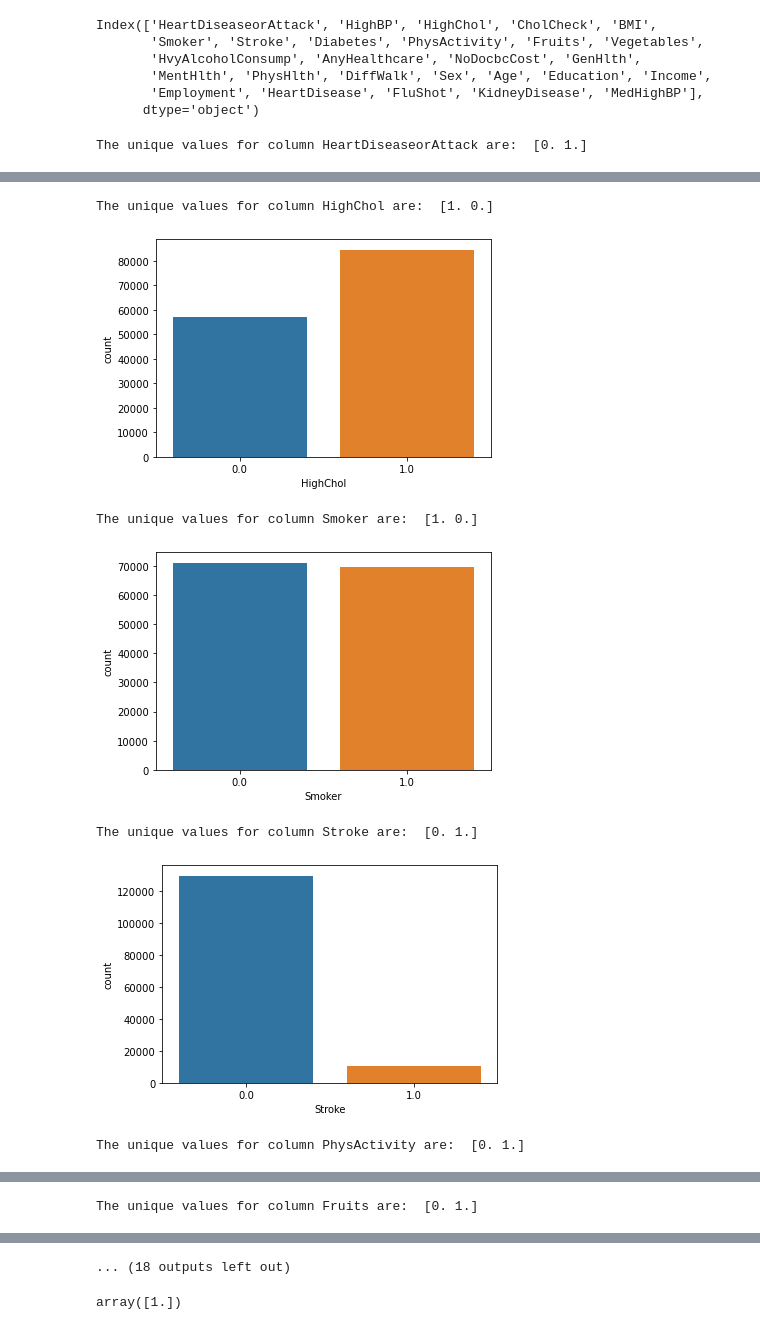
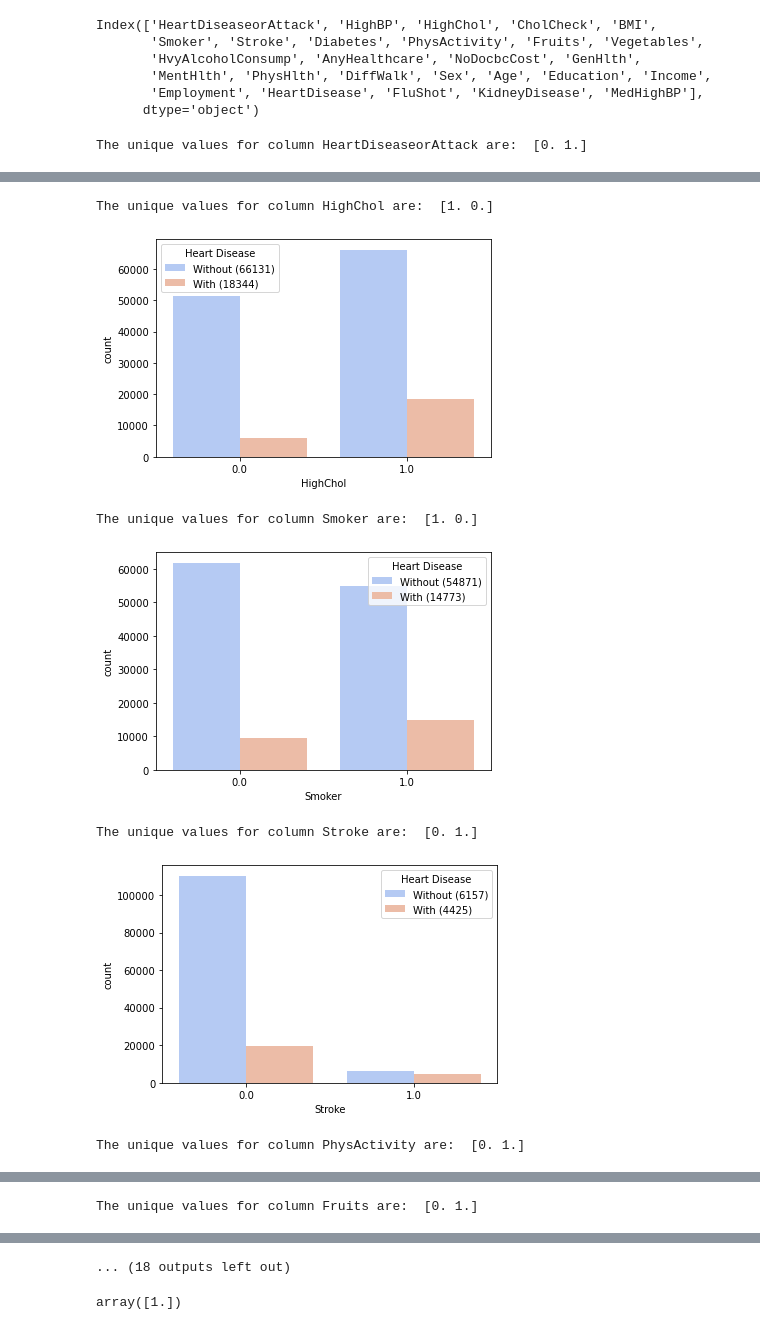
Before and after one commit to juliast224/heart-disease-prediction, a Jupyter notebook: Heart_disease_prediction.ipynb, the cells around one changed output, grey strips where cells are left out. Cells and saved outputs as stored; diff of their text form; code cells hidden in the pictures.

```diff
--- a/Heart_disease_prediction.ipynb
+++ b/Heart_disease_prediction.ipynb
@@ -341,12 +341,17 @@ def preprocessing(df, list_a):
         df = df[df[x] != 9]
         df[x] = df[x].replace({2: 0})
         print(f'The unique values for column {x} are: ', df[x].unique())
-        sns.countplot(x=x, data=df)
+        # count the number of entries with and without heart disease
+        with_disease_counts = df[df['HeartDiseaseorAttack'] == 1][x].value_counts()
+        without_disease_counts = df[df['HeartDiseaseorAttack'] == 0][x].value_counts()
+        num_with_disease = with_disease_counts.loc[1] if 1 in with_disease_counts.index else 0
+        num_without_disease = without_disease_counts.loc[1] if 1 in without_disease_counts.index else 0
+        # create a bar plot with heart disease counts
+        sns.countplot(x=x, hue='HeartDiseaseorAttack', data=df, palette='coolwarm')
+        # show the counts in the legend
+        plt.legend(title='Heart Disease', labels=[f'Without ({num_without_disease})', f'With ({num_with_disease})'])
         plt.show()
 
-
-
-
 preprocessing(data_df_selected, change_2_to_0)
 # %% [output]
 The unique values for column HeartDiseaseorAttack are:  [0. 1.]
@@ -354,7 +359,7 @@ The unique values for column HeartDiseaseorAttack are:  [0. 1.]
 The unique values for column HighChol are:  [1. 0.]
-[figure, old version]
+[figure, new version]
 The unique values for column Smoker are:  [1. 0.]
-[figure, old version]
+[figure, new version]
 The unique values for column Stroke are:  [0. 1.]
-[figure, old version]
+[figure, new version]
 The unique values for column PhysActivity are:  [0. 1.]
```
Also changed, not shown: parts of 13 cells of this notebook.
